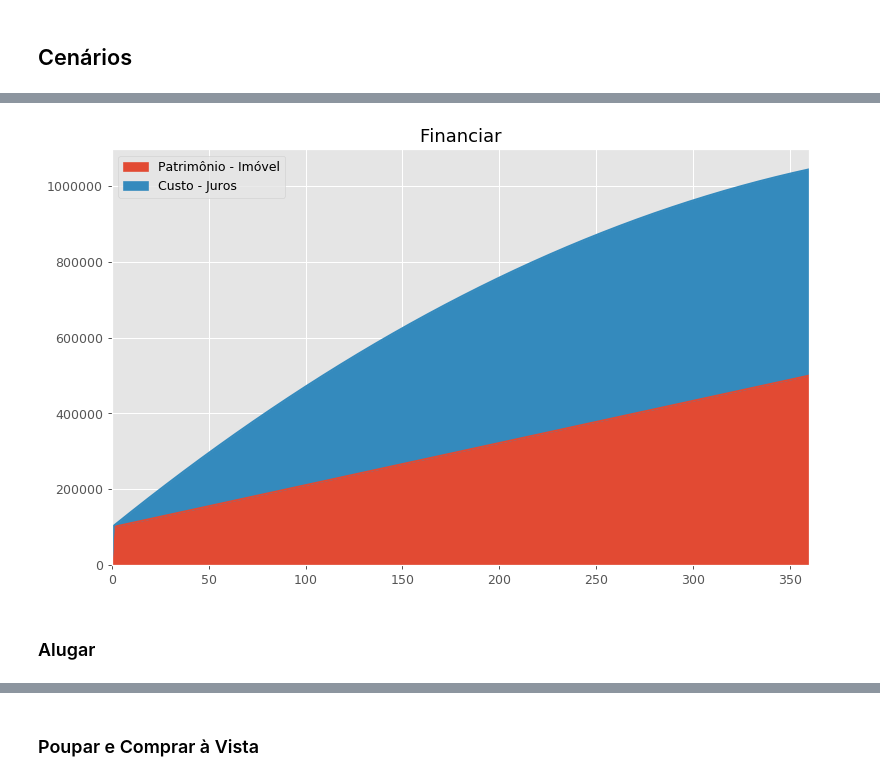
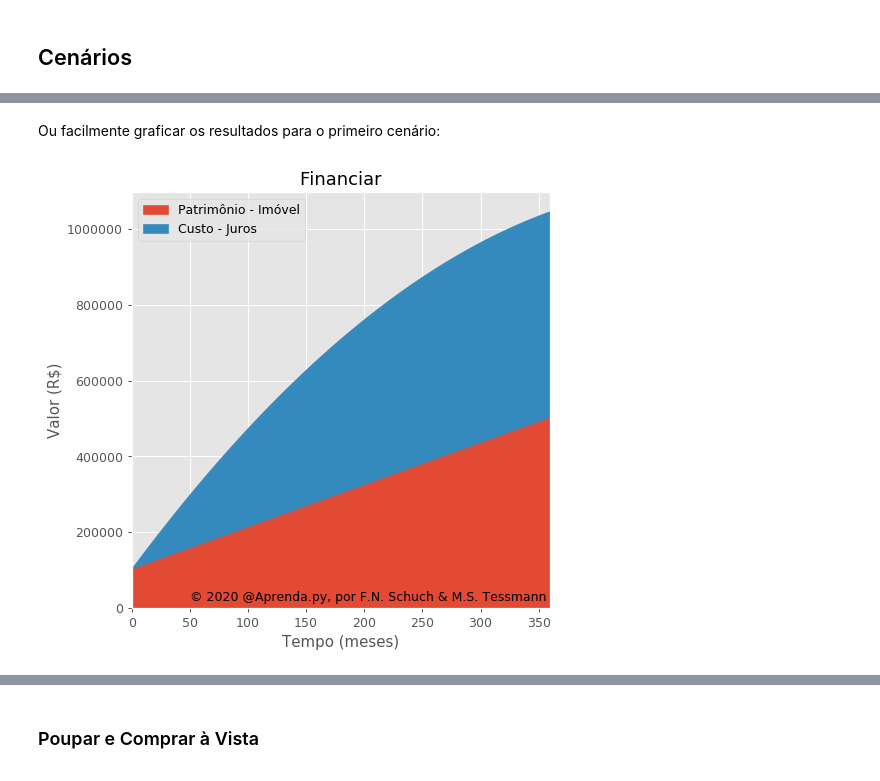
Before and after one commit to fschuch/aprenda.py, a Jupyter notebook: _notebooks/2020-04-08-matematica-financeira-imovel.ipynb, the cells around one changed output, grey strips where cells are left out. Cells and saved outputs as stored; diff of their text form; code cells hidden in the pictures.

```diff
--- a/_notebooks/2020-04-08-matematica-financeira-imovel.ipynb
+++ b/_notebooks/2020-04-08-matematica-financeira-imovel.ipynb
@@ -115,6 +214,6 @@ sistema_pagamento('price',0.05,30,1000).plot(ax=ax2,title='Sistema SAC');
 # %%
+valor_do_imovel = 500000.00
 entrada = 100000.00
-valor_do_financiamento = 400000.00
 taxa_financeamento_anual = 0.0942
 taxa_aluguel_anual = 0.04
 rendimento_investimentos_anual = 0.08
@@ -125,3 +232,4 @@ sistema = 'SAC'
 # %%
 def taxa_anual_para_mensal(i):
+    '''Função recebe uma taxa de juros anual e retorna a taxa mensal equivalente.'''
     return (1.+i)**(1./12.)-1.
@@ -128,5 +238,5 @@ def taxa_anual_para_mensal(i):
 # %%
-valor_do_imovel = entrada + valor_do_financiamento
+valor_do_financiamento = valor_do_imovel - entrada
 taxa_financeamento = taxa_anual_para_mensal(taxa_financeamento_anual)
 taxa_aluguel = taxa_anual_para_mensal(taxa_aluguel_anual)
 rendimento_investimentos = taxa_anual_para_mensal(rendimento_investimentos_anual)
@@ -136,2 +248,5 @@ tempo = tempo_anos * 12
 # %%
-financiar = sistema_pagamento(sistema, taxa_financeamento,tempo,valor_do_financiamento)
+financiar = sistema_pagamento(sistema,
+                              taxa_financeamento,
+                              tempo,
+                              valor_do_financiamento)
@@ -156,7 +280,9 @@ financiar
 361 rows × 6 columns
+# %% [markdown]
+Ou facilmente graficar os resultados para o primeiro cenário:
 # %%
-financiar[['Patrimônio - Imóvel', 'Custo - Juros']].plot.area(title='Financiar');
+financiar[['Patrimônio - Imóvel', 'Custo - Juros']].plot.area(title='Financiar')
+plt.xlabel('Tempo (meses)'); plt.ylabel('Valor (R$)')
+copyright()
 # %% [output]
-[figure, old version]
+[figure, new version]
-# %% [markdown]
-### Alugar
```
Also changed, not shown: parts of 54 cells of this notebook.
